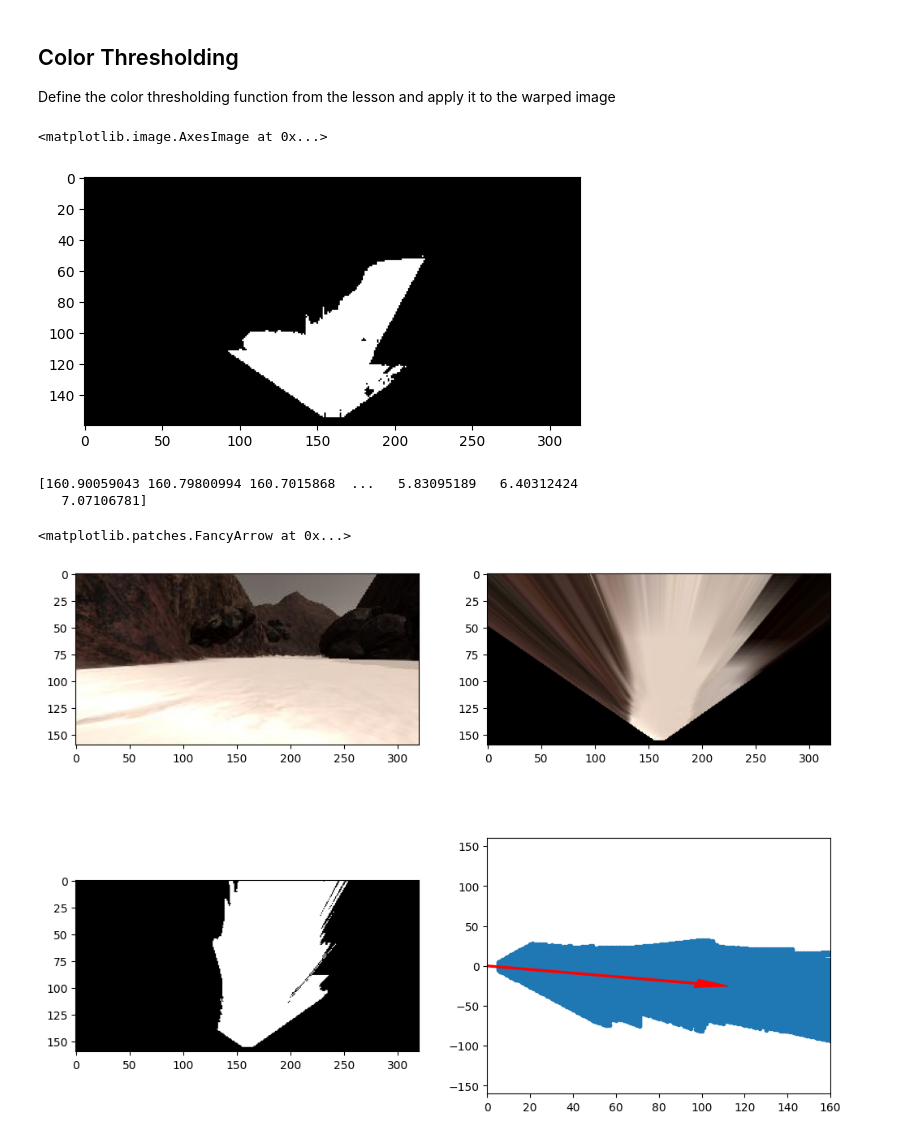
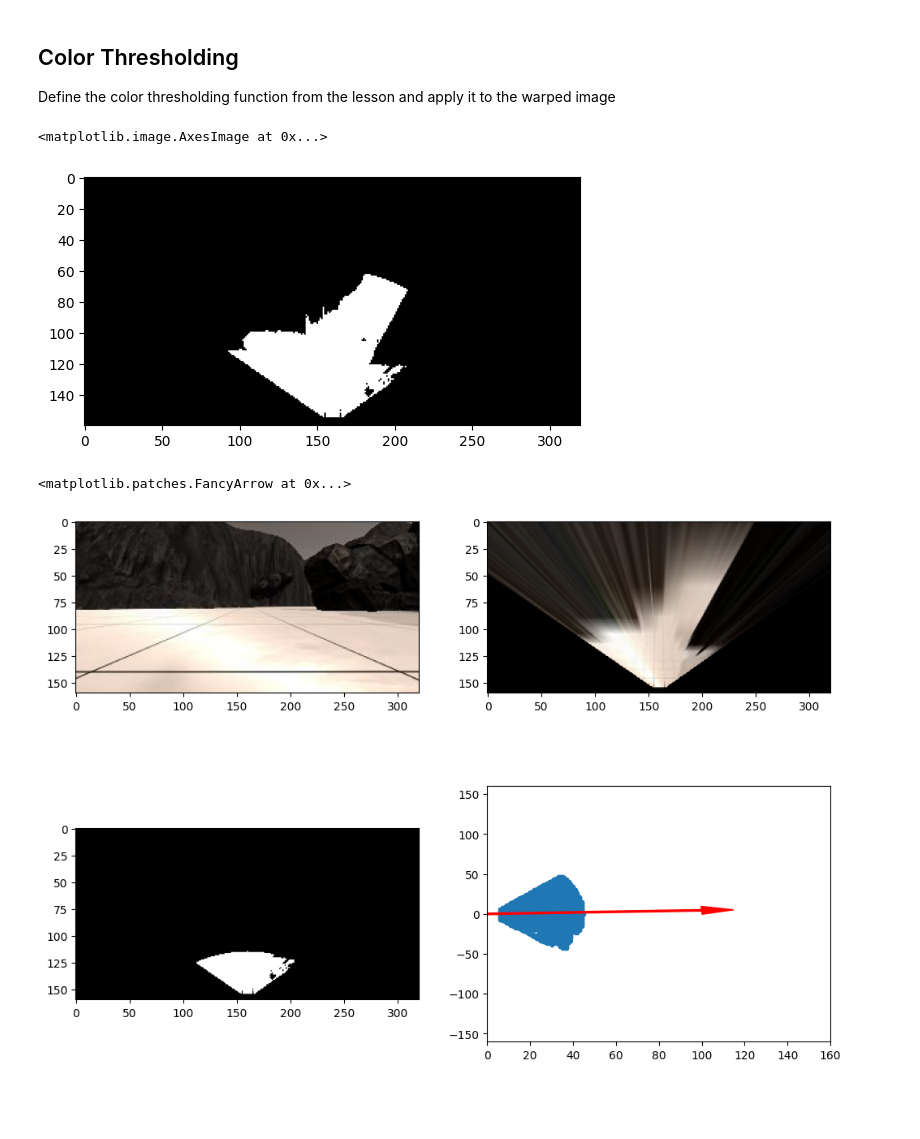
Before and after one commit to mourra950/Rover_Sim, a Jupyter notebook: code/Lab 3 - Vision Project Walkthrough.ipynb, the cells around one changed output. Cells and saved outputs as stored; diff of their text form; code cells hidden in the pictures; blank space fills up the shorter version.

```diff
--- a/code/Lab 3 - Vision Project Walkthrough.ipynb
+++ b/code/Lab 3 - Vision Project Walkthrough.ipynb
@@ -110,16 +112,23 @@ def color_thresh(img, above_thresh,below_thresh=(600,600,600)):
     # Return the binary image
     return color_select
 
+blank = np.zeros_like(warped)
+circle = cv2.circle(blank.copy(),(warped.shape[1]//2,warped.shape[1]//2),100,(255,255,255),-1)
+
+circle = color_thresh(circle,(254,254,254))
+
 Terrain_threshold=(160, 160, 160)
 Rock_threshhold1=(150,150,150)
 Rock_threshhold=(90,90,90)
 
 terrain_img=color_thresh(warped,Terrain_threshold)
-plt.imshow(terrain_img, cmap='gray')
+clipped_img = cv2.bitwise_and(circle, terrain_img)
+
+plt.imshow(clipped_img, cmap='gray')
 #scipy.misc.imsave('../output/warped_threshed.jpg', threshed*255)
 # %% [output]
 <matplotlib.image.AxesImage at 0x...>
-[figure, old version]
+[figure, new version]
 # %%
 
 # Define a function to convert from image coords to rover coords
@@ -174,40 +183,43 @@ def pix_to_world(xpix, ypix, xpos, ypos, yaw, world_size, scale):
     # Return the result
     return x_pix_world, y_pix_world
 
+blank = np.zeros_like(warped)
+circle = cv2.circle(blank.copy(),(warped.shape[1]//2,(warped.shape[1]//2 +75)),120,(255,255,255),-1)
 
+circle = color_thresh(circle,(254,254,254))
 # Grab another random image
 idx = np.random.randint(0, len(img_list)-1)
-image = mpimg.imread(img_list[idx])
+image = grid_img
 warped = perspect_transform(image, source, destination)
 threshed = color_thresh(warped,Terrain_threshold)
+
+threshed = cv2.bitwise_and(circle,threshed)
 
 # Calculate pixel values in rover-centric coords and distance/angle to all pixels
 xpix, ypix = rover_coords(threshed)
 dist, angles = to_polar_coords(xpix, ypix)
-print(Math.min(dist))
+
 mean_dir = np.mean(angles)
 
 # Do some plotting
 fig = plt.figure(figsize=(12,9))
 plt.subplot(221)
 plt.imshow(image)
 plt.subplot(222)
 plt.imshow(warped)
 plt.subplot(223)
 plt.imshow(threshed, cmap='gray')
 plt.subplot(224)
 plt.plot(xpix, ypix, '.')
 plt.ylim(-160, 160)
 plt.xlim(0, 160)
 arrow_length = 100
 x_arrow = arrow_length * np.cos(mean_dir)
 y_arrow = arrow_length * np.sin(mean_dir)
 plt.arrow(0, 0, x_arrow, y_arrow, color='red', zorder=2, head_width=10, width=2)
 # %% [output]
-[160.90059043 160.79800994 160.7015868  ...   5.83095189   6.40312424
-   7.07106781]
+<matplotlib.patches.FancyArrow at 0x...>
-<matplotlib.patches.FancyArrow at 0x...>
-[figure, old version]
+[figure, new version]
 # %%
 white = cv2.bitwise_not(np.zeros_like(image)) #white image
 warped_white = perspect_transform(white, source, destination)# warping =filter beta3na
```
Also changed, not shown: parts of 3 cells of this notebook, 2 other files.
